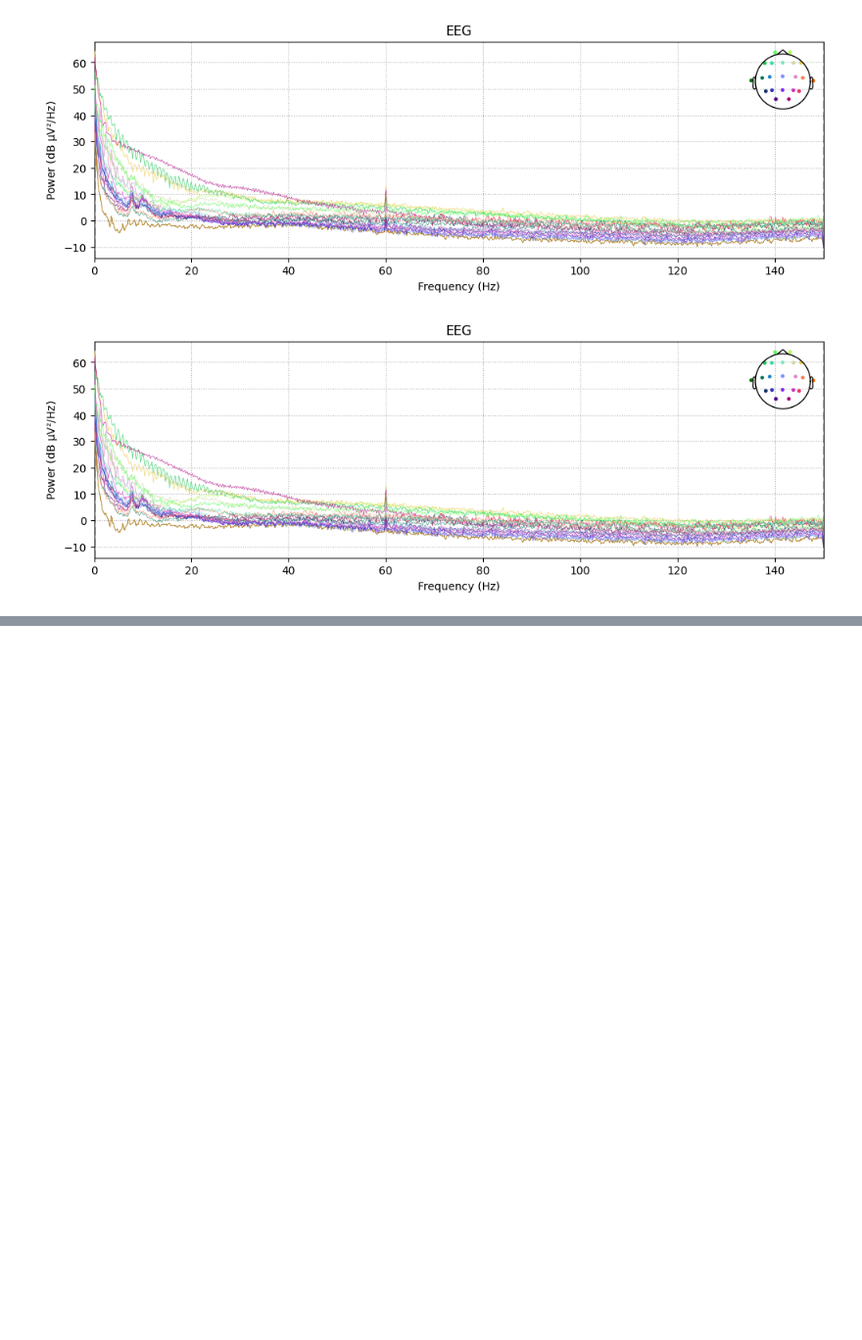
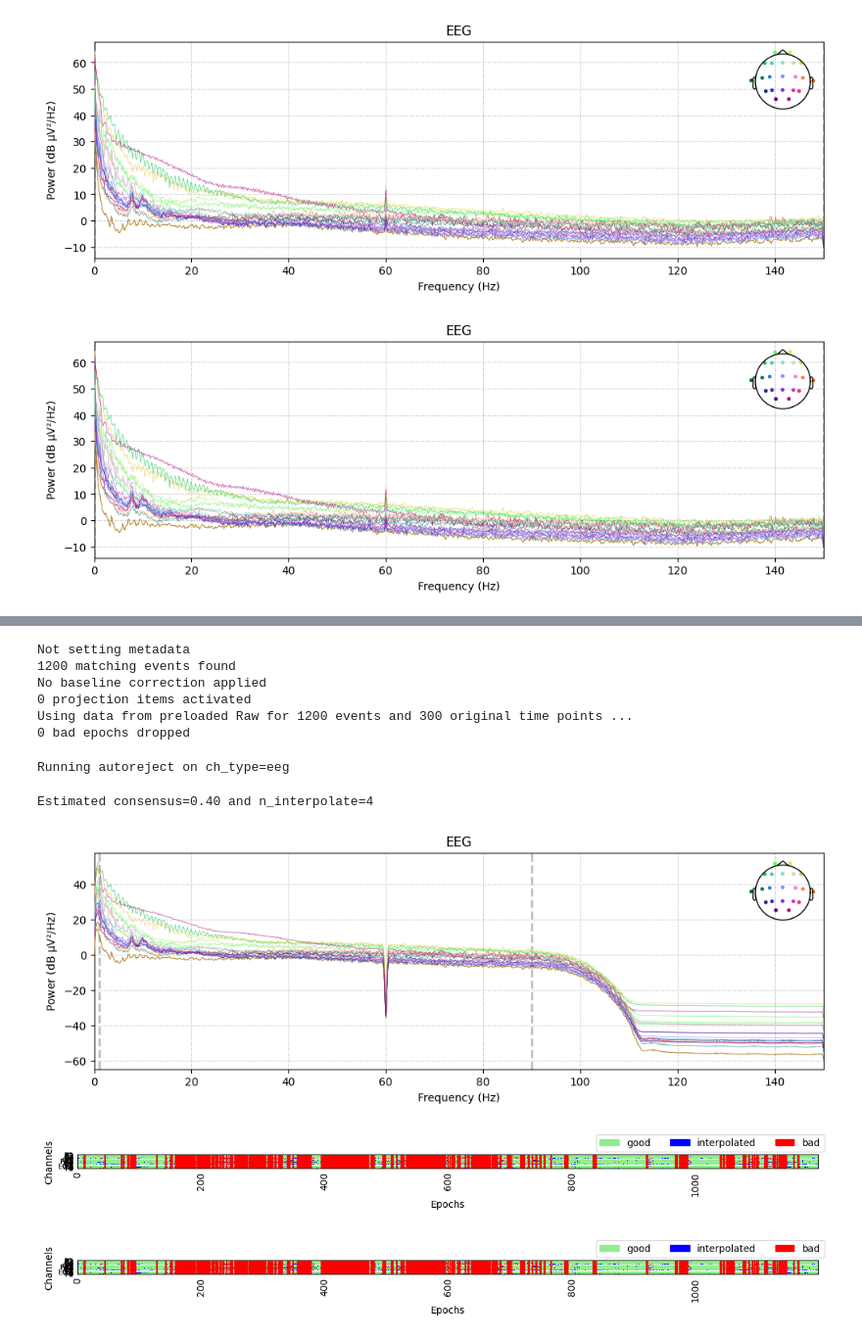
Before and after one commit to hyruuk/mushroom_hyperscanning, a Jupyter notebook: notebooks/clean_data.ipynb, the cells around one changed output, grey strips where cells are left out. Shown at 98% size. Drawn from its saved outputs; the diff is of its cells as text; code cells hidden in the pictures; blank space fills up the shorter version.

```diff
--- a/notebooks/clean_data.ipynb
+++ b/notebooks/clean_data.ipynb
@@ -85,0 +84,25 @@ OSError: Too many noisy channels in the data to reliably perform RANSAC (only 1
+# %%
+# Segment signals in 1s epochs
+from mne import make_fixed_length_epochs
+epochs = make_fixed_length_epochs(raw_filtered, duration=1.0, preload=True)
+
+# Run a first autoreject before ICA
+from autoreject import AutoReject
+ar = AutoReject()
+ar.fit(epochs)
+arlog = ar.get_reject_log(epochs)
+
+# plot autoreject results
+arlog.plot('horizontal')
+# %% [output]
+Not setting metadata
+1200 matching events found
+No baseline correction applied
+0 projection items activated
+Using data from preloaded Raw for 1200 events and 300 original time points ...
+0 bad epochs dropped
+Running autoreject on ch_type=eeg
+Estimated consensus=0.40 and n_interpolate=4
+[figure, added]
+[figure, added]
+[figure, added]
```
Also changed, not shown: parts of 8 cells of this notebook.
